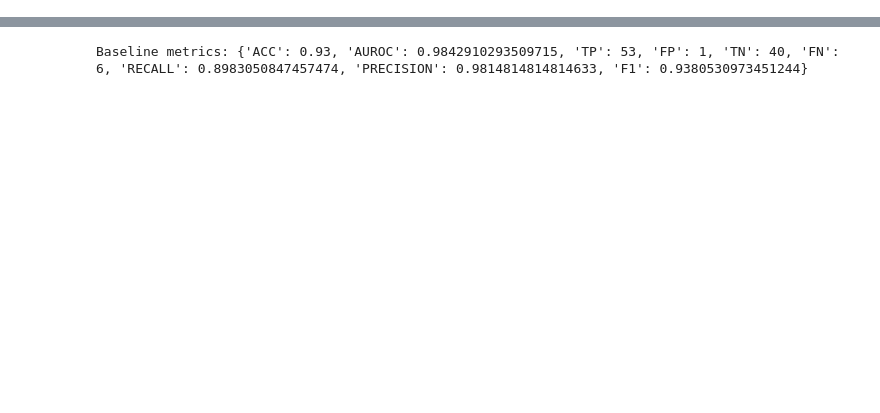
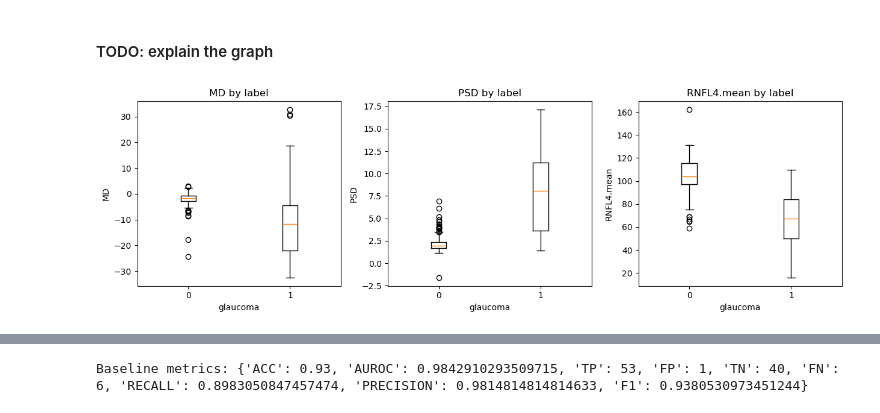
Before and after one commit to JasonDai1219/uncertainty-aware-medAI, a Jupyter notebook: notebooks/03_conformal_prediction.ipynb, the cells around one changed output, grey strips where cells are left out. Saved outputs shown, nothing was run; the diff lists cells and outputs as text; code cells hidden in the pictures; blank space fills up the shorter version.

```diff
--- a/notebooks/03_conformal_prediction.ipynb
+++ b/notebooks/03_conformal_prediction.ipynb
@@ -49,0 +70,6 @@ Class counts (train/calib/test): {1: 178, 0: 121} {1: 60, 0: 40} {1: 59, 0: 41}
+# %% [markdown]
+#### TODO: explain the graph
+# %%
+plot_violin_by_label(df, cols=("MD","PSD","RNFL4.mean"))
+# %% [output]
+[figure, added]
```
Also changed, not shown: parts of 30 cells of this notebook, 7 other files.
